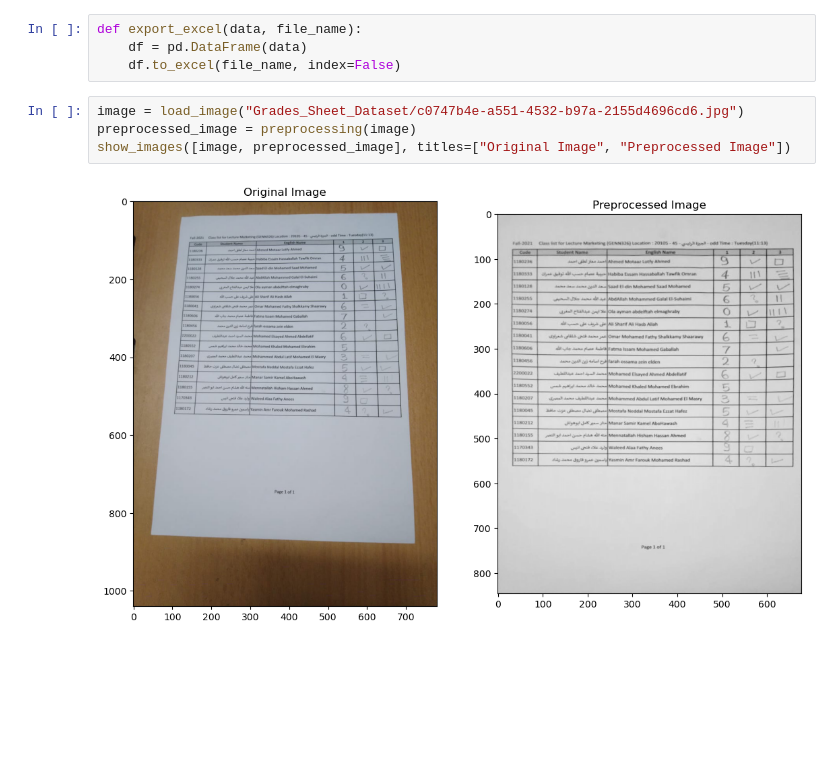
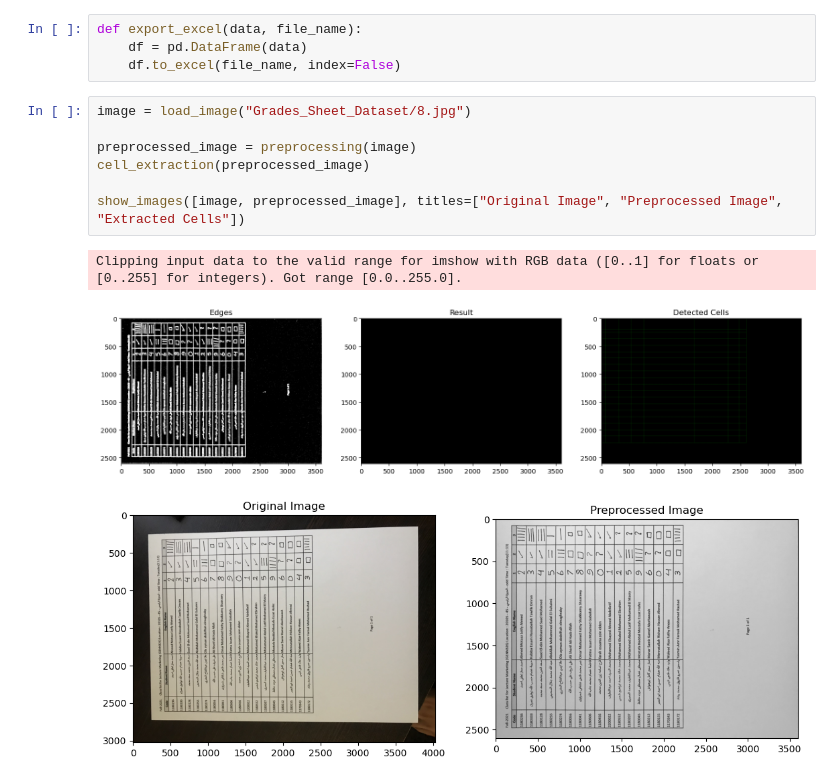
Before and after one commit to mariofouad/Grades-Auto-Filler, a Jupyter notebook: Module_1.ipynb, the cells around one changed output. Cells and saved outputs as stored; diff of their text form; blank space fills up the shorter version.

Commit message:
Cell Extraction almost done

```diff
--- a/Module_1.ipynb
+++ b/Module_1.ipynb
@@ -167,9 +246,14 @@ def read_cell(cell_image):
 def export_excel(data, file_name):
     df = pd.DataFrame(data)
     df.to_excel(file_name, index=False)
-# %%
-image = load_image("Grades_Sheet_Dataset/c0747b4e-a551-4532-b97a-2155d4696cd6.jpg")
-preprocessed_image = preprocessing(image)
-show_images([image, preprocessed_image], titles=["Original Image", "Preprocessed Image"])
-# %% [output]
-[figure, removed]
+# %%
+image = load_image("Grades_Sheet_Dataset/8.jpg")
+
+preprocessed_image = preprocessing(image)
+cell_extraction(preprocessed_image)
+
+show_images([image, preprocessed_image], titles=["Original Image", "Preprocessed Image", "Extracted Cells"])
+# %% [output]
+Clipping input data to the valid range for imshow with RGB data ([0..1] for floats or [0..255] for integers). Got range [0.0..255.0].
+[figure, added]
+[figure, added]
```
Also changed, not shown: parts of 2 cells of this notebook.
